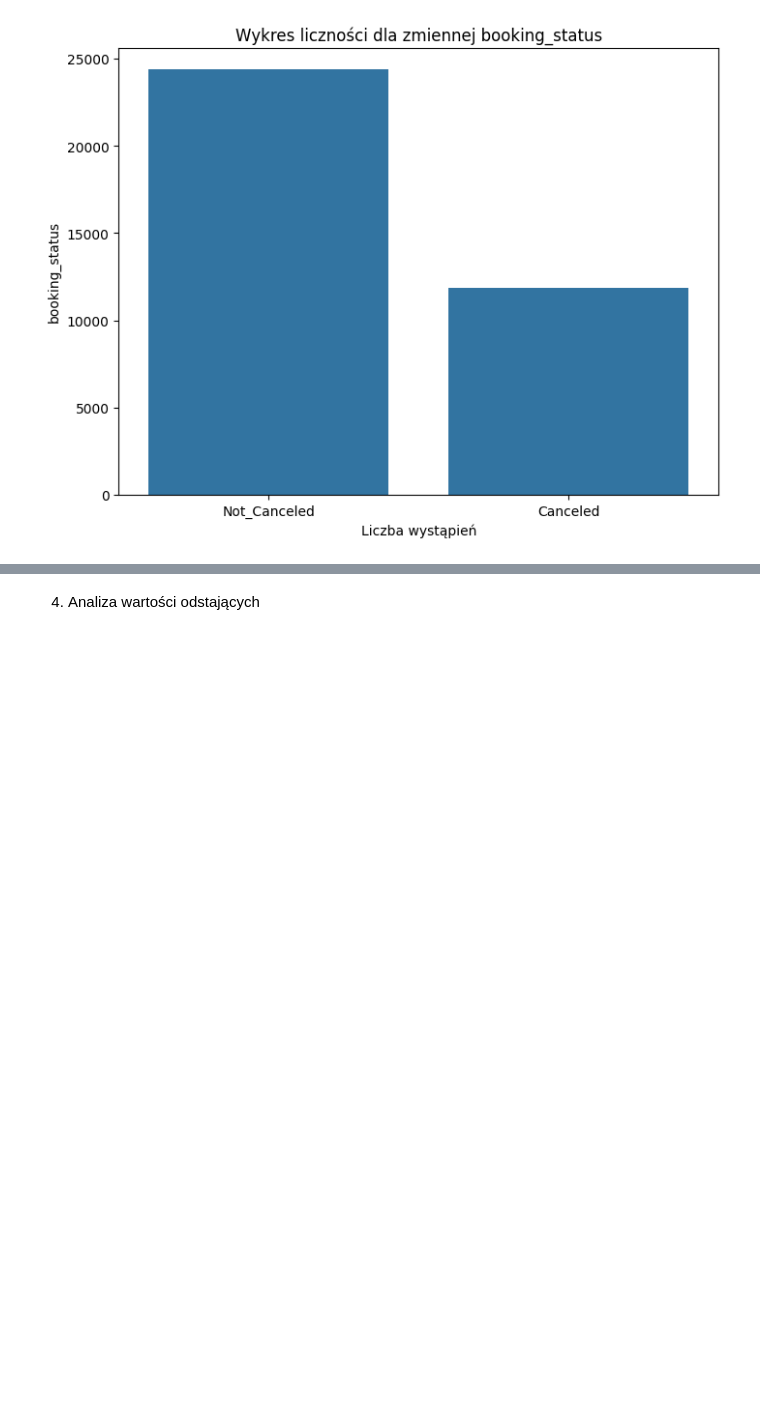
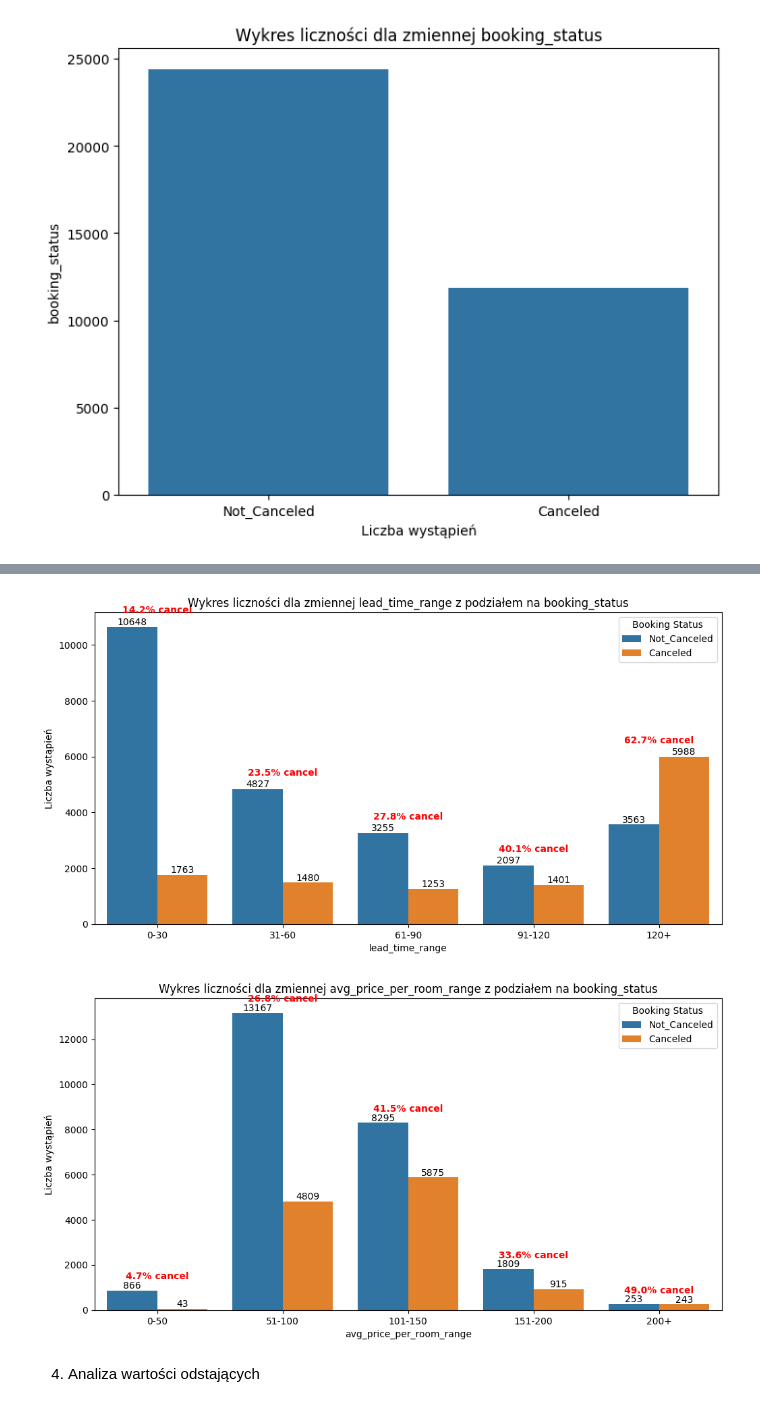
Before and after one commit to KsaweryKomasara/Projekt_KNDS, a Jupyter notebook: Nootebooks/main.ipynb, the cells around one changed output, grey strips where cells are left out. Drawn from its saved outputs; the diff is of its cells as text; code cells hidden in the pictures; blank space fills up the shorter version.

```diff
--- a/Nootebooks/main.ipynb
+++ b/Nootebooks/main.ipynb
@@ -137,3 +153,8 @@ dataAnalysis.plotCounts(data)
+# %%
+dataAnalysis.plotDenseBarCharts(data)
+# %% [output]
+[figure, added]
+[figure, added]
 # %% [markdown]
   4. Analiza wartości odstających
 # %%
```
Also changed, not shown: parts of 1 cell of this notebook, 1 other file.
